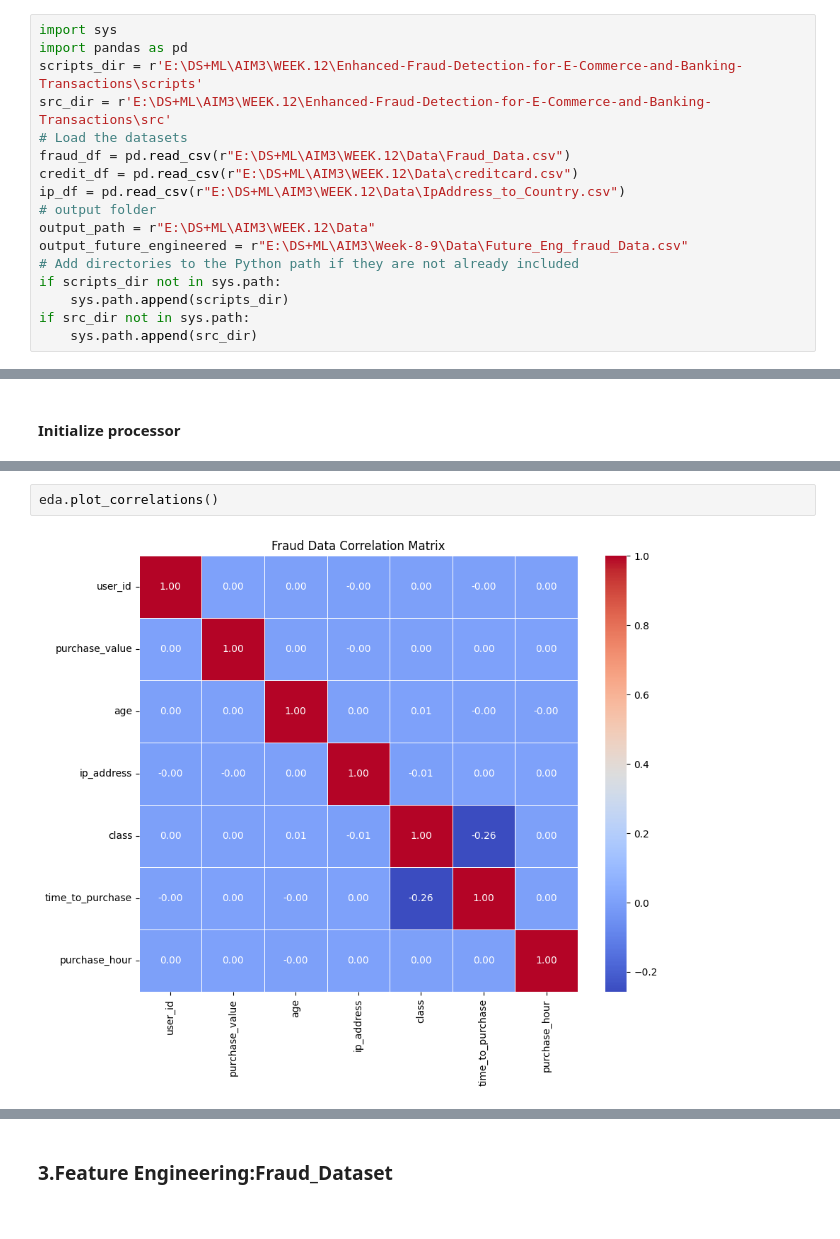
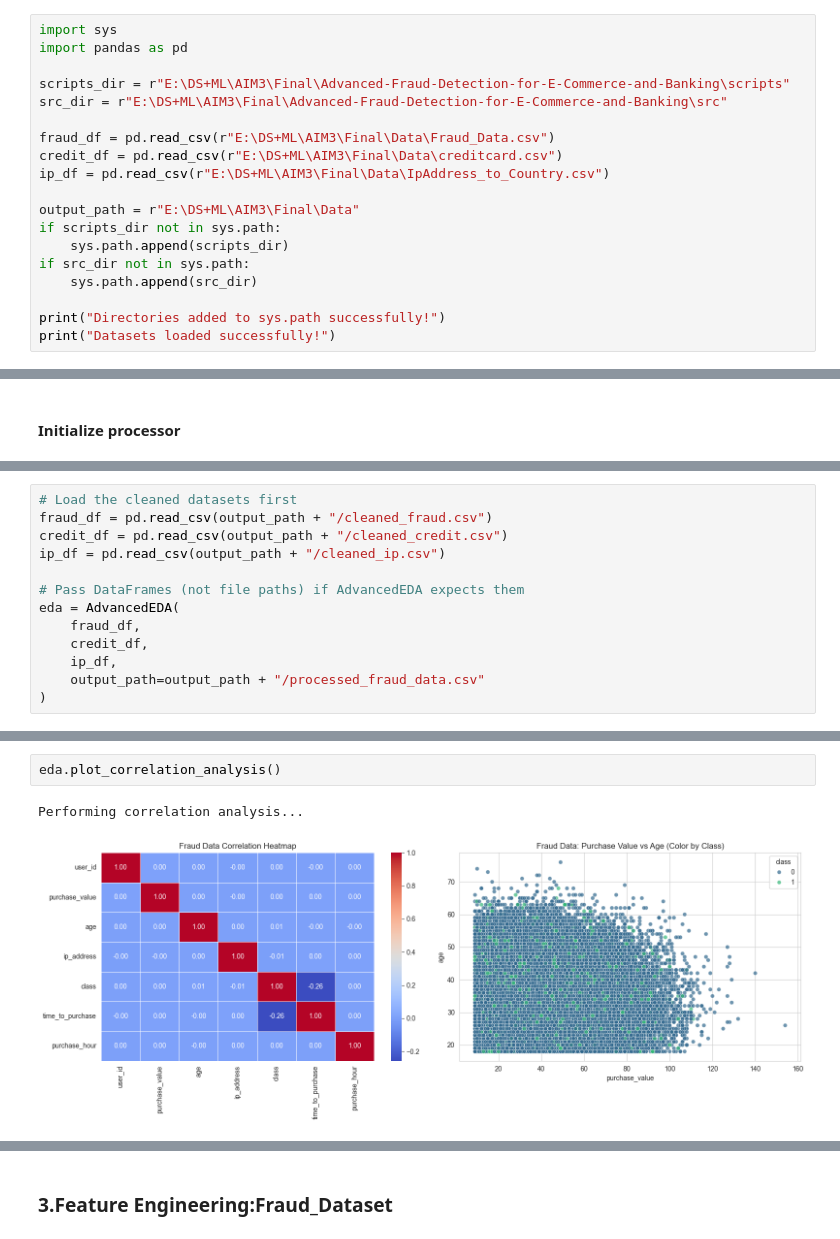
Before and after one commit to Ethel-Star/Advanced-Fraud-Detection-for-E-Commerce-and-Banking, a Jupyter notebook: notebooks/Data_Analysis_and_Preprocessing.ipynb, the cells around one changed output, grey strips where cells are left out. Saved outputs shown, nothing was run; the diff lists cells and outputs as text.

```diff
--- a/notebooks/Data_Analysis_and_Preprocessing.ipynb
+++ b/notebooks/Data_Analysis_and_Preprocessing.ipynb
@@ -7,17 +7,19 @@
 # %%
 import sys
 import pandas as pd
-scripts_dir = r'E:\DS+ML\AIM3\WEEK.12\Enhanced-Fraud-Detection-for-E-Commerce-and-Banking-Transactions\scripts'
-src_dir = r'E:\DS+ML\AIM3\WEEK.12\Enhanced-Fraud-Detection-for-E-Commerce-and-Banking-Transactions\src'
-# Load the datasets
-fraud_df = pd.read_csv(r"E:\DS+ML\AIM3\WEEK.12\Data\Fraud_Data.csv")
-credit_df = pd.read_csv(r"E:\DS+ML\AIM3\WEEK.12\Data\creditcard.csv")
-ip_df = pd.read_csv(r"E:\DS+ML\AIM3\WEEK.12\Data\IpAddress_to_Country.csv")
-# output folder
-output_path = r"E:\DS+ML\AIM3\WEEK.12\Data"
-output_future_engineered = r"E:\DS+ML\AIM3\Week-8-9\Data\Future_Eng_fraud_Data.csv"
-# Add directories to the Python path if they are not already included
+
+scripts_dir = r"E:\DS+ML\AIM3\Final\Advanced-Fraud-Detection-for-E-Commerce-and-Banking\scripts"
+src_dir = r"E:\DS+ML\AIM3\Final\Advanced-Fraud-Detection-for-E-Commerce-and-Banking\src"
+
+fraud_df = pd.read_csv(r"E:\DS+ML\AIM3\Final\Data\Fraud_Data.csv")
+credit_df = pd.read_csv(r"E:\DS+ML\AIM3\Final\Data\creditcard.csv")
+ip_df = pd.read_csv(r"E:\DS+ML\AIM3\Final\Data\IpAddress_to_Country.csv")
+
+output_path = r"E:\DS+ML\AIM3\Final\Data"
 if scripts_dir not in sys.path:
     sys.path.append(scripts_dir)
 if src_dir not in sys.path:
     sys.path.append(src_dir)
+
+print("Directories added to sys.path successfully!")
+print("Datasets loaded successfully!")
@@ -177 +175,14 @@ eda = FraudEDA(
+# %%
+# Load the cleaned datasets first
+fraud_df = pd.read_csv(output_path + "/cleaned_fraud.csv")
+credit_df = pd.read_csv(output_path + "/cleaned_credit.csv")
+ip_df = pd.read_csv(output_path + "/cleaned_ip.csv")
+
+# Pass DataFrames (not file paths) if AdvancedEDA expects them
+eda = AdvancedEDA(
+    fraud_df,
+    credit_df,
+    ip_df,
+    output_path=output_path + "/processed_fraud_data.csv"
+)
 # %%
@@ -189,4 +206,5 @@ eda.plot_fraud_relationships()
 # %%
-eda.plot_correlations()
+eda.plot_correlation_analysis()
 # %% [output]
+Performing correlation analysis...
-[figure, old version]
+[figure, new version]
```
Also changed, not shown: parts of 12 cells of this notebook, 7 other files.
